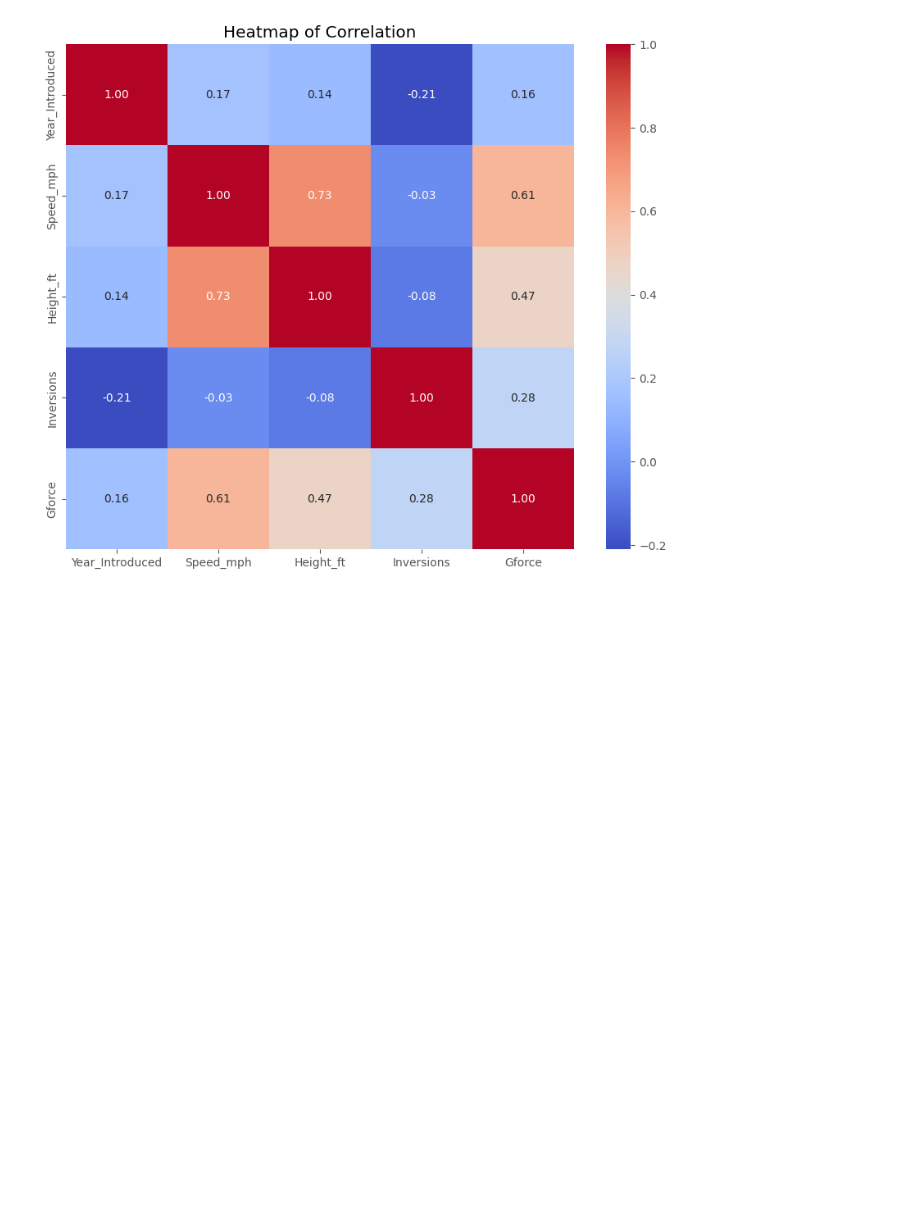
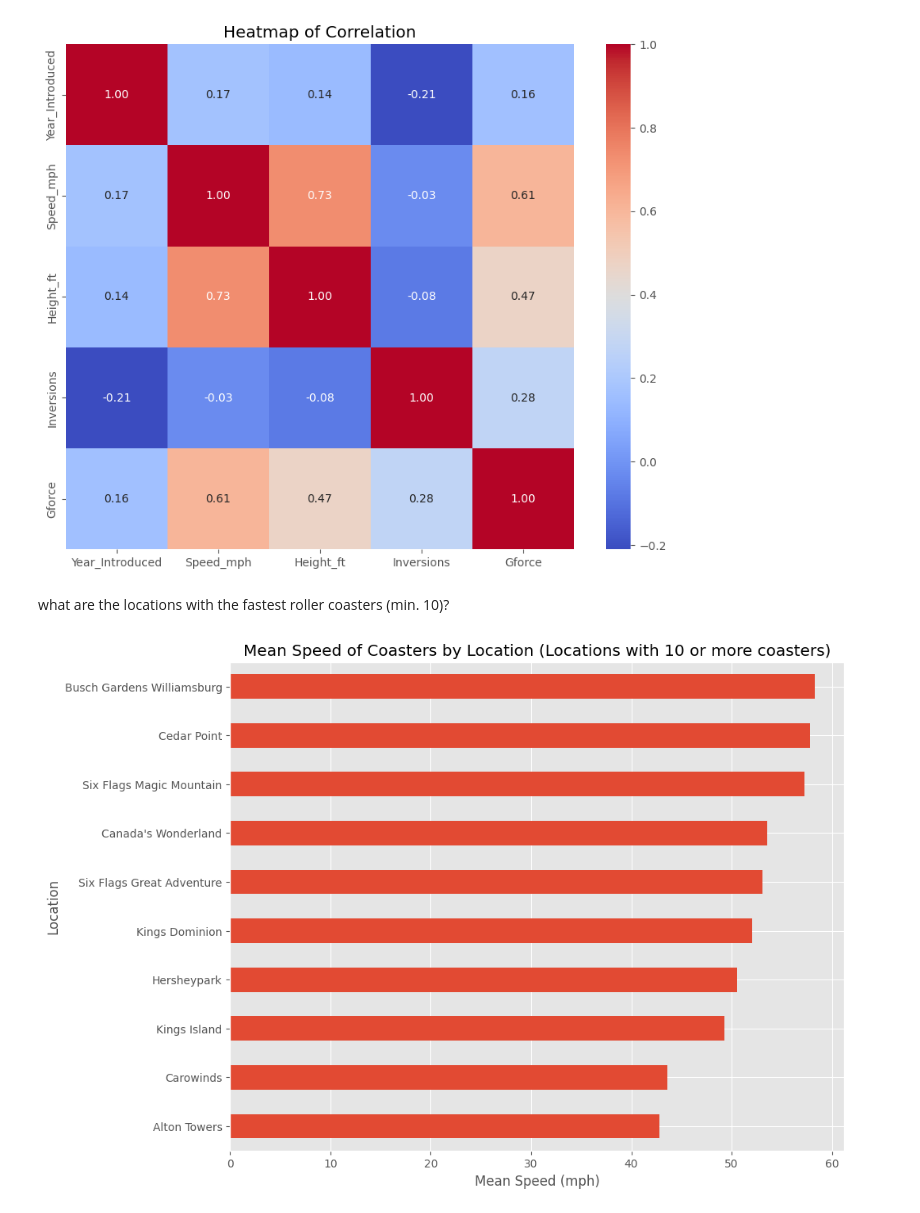
Before and after one commit to danielabaptista/RollerCoaster_ProjectDataAnalyst, a Jupyter notebook: RollerCoaster.ipynb, the cells around one changed output. Cells and saved outputs as stored; diff of their text form; code cells hidden in the pictures; blank space fills up the shorter version.

Commit message:
Fastest Roller Coaster Plot

```diff
--- a/RollerCoaster.ipynb
+++ b/RollerCoaster.ipynb
@@ -306,3 +306,21 @@ plt.title('Heatmap of Correlation')
 plt.show()
 # %% [output]
 [figure]
+# %% [markdown]
+what are the locations with the fastest roller coasters (min. 10)?
+# %%
+# Filtering and grouping data
+speed_stats = df.query('Location != "Other"').groupby('Location')['Speed_mph'].agg(['mean', 'count'])
+# %%
+# Filtering locations with 10 or more coasters and sorting by mean speed
+speed_stats_filtered = speed_stats[speed_stats['count'] >= 10].sort_values('mean')
+# %%
+# Plotting horizontal bar chart
+plt.figure(figsize=(10, 8))
+speed_stats_filtered['mean'].plot.barh()
+plt.xlabel('Mean Speed (mph)')
+plt.ylabel('Location')
+plt.title('Mean Speed of Coasters by Location (Locations with 10 or more coasters)')
+plt.show()
+# %% [output]
+[figure, added]
```
